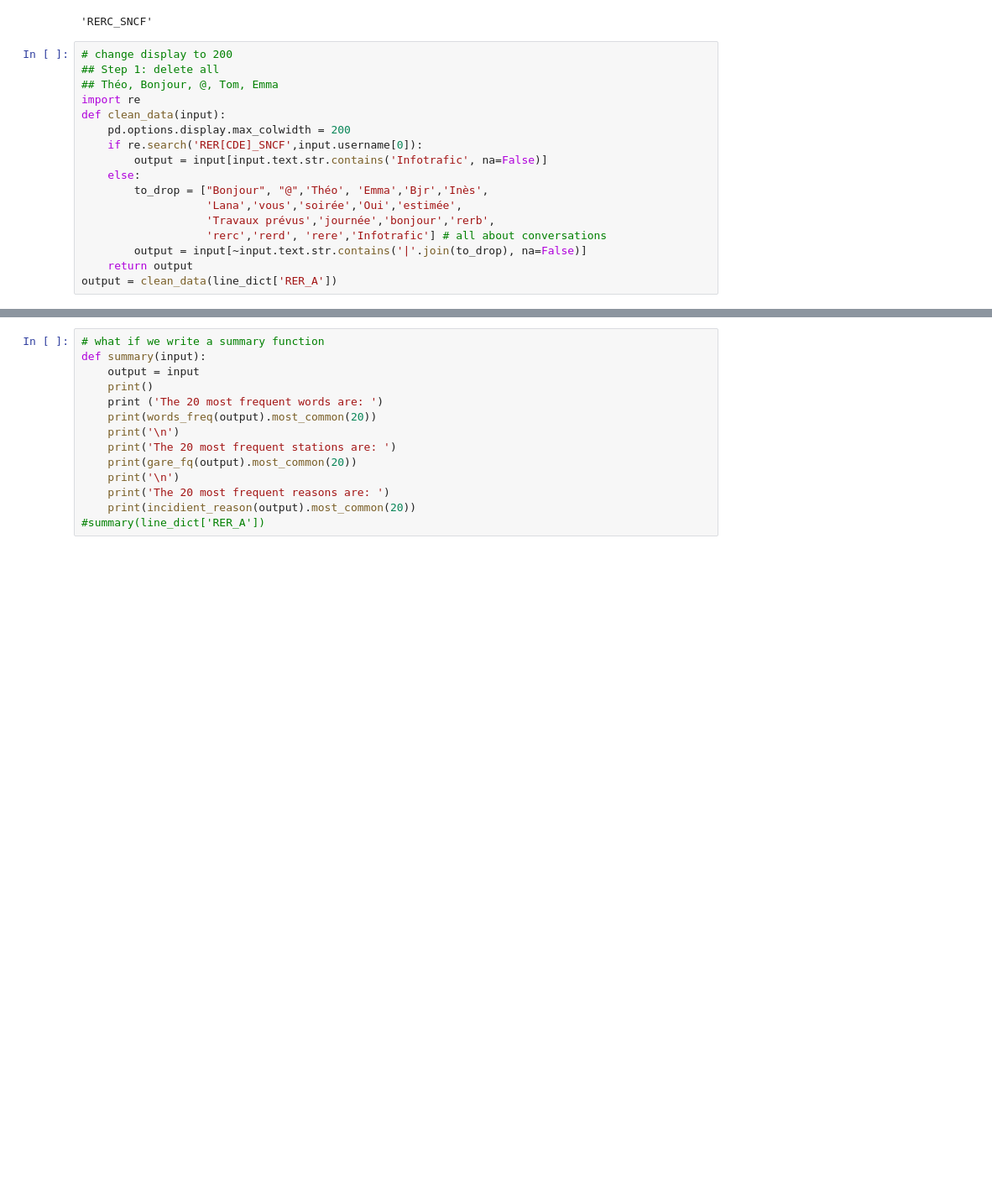
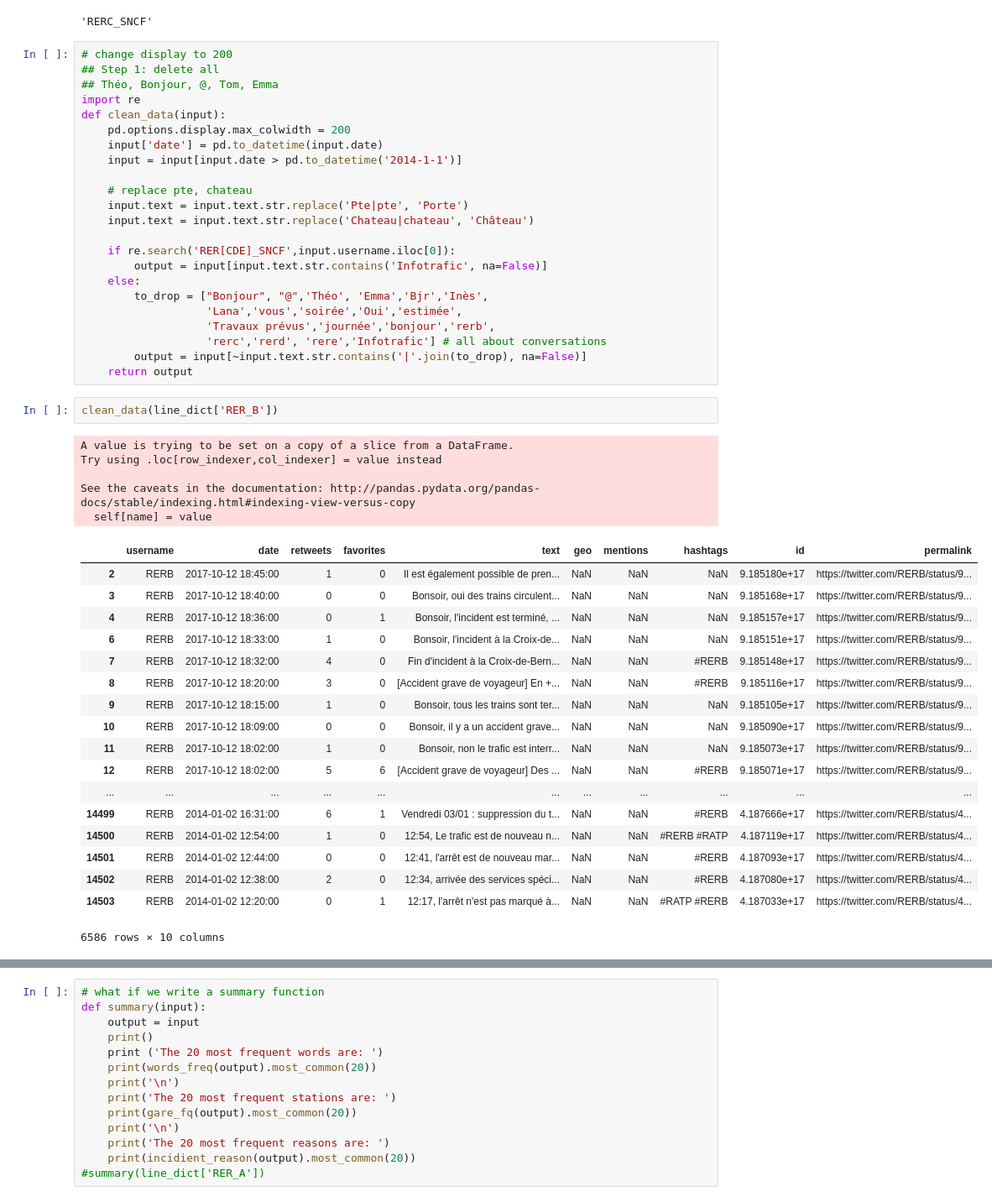
Before and after one commit to guidesc/DSBA---case-study, a Jupyter notebook: RATP.ipynb, the cells around one changed output, grey strips where cells are left out. Shown: that part at 84% size. Saved outputs shown, nothing was run; the diff lists cells and outputs as text; blank space fills up the shorter version.

```diff
--- a/RATP.ipynb
+++ b/RATP.ipynb
@@ -96,7 +96,14 @@ line_dict['RER_C'].username[0]
 import re
 def clean_data(input):
     pd.options.display.max_colwidth = 200
-    if re.search('RER[CDE]_SNCF',input.username[0]):
+    input['date'] = pd.to_datetime(input.date)
+    input = input[input.date > pd.to_datetime('2014-1-1')]
+
+    # replace pte, chateau
+    input.text = input.text.str.replace('Pte|pte', 'Porte')
+    input.text = input.text.str.replace('Chateau|chateau', 'Château')
+
+    if re.search('RER[CDE]_SNCF',input.username.iloc[0]):
         output = input[input.text.str.contains('Infotrafic', na=False)]
     else:
         to_drop = ["Bonjour", "@",'Théo', 'Emma','Bjr','Inès',
@@ -105,4 +112,29 @@ def clean_data(input):
                    'rerc','rerd', 'rere','Infotrafic'] # all about conversations
         output = input[~input.text.str.contains('|'.join(to_drop), na=False)]
     return output
-output = clean_data(line_dict['RER_A'])
+# %%
+clean_data(line_dict['RER_B'])
+# %% [output]
+A value is trying to be set on a copy of a slice from a DataFrame.
+Try using .loc[row_indexer,col_indexer] = value instead
+
+See the caveats in the documentation: http://pandas.pydata.org/pandas-docs/stable/indexing.html#indexing-view-versus-copy
+  self[name] = value
+|  | username | date | retweets | favorites | text | geo | mentions | hashtags | id | permalink |
+| 2 | RERB | 2017-10-12 18:45:00 | 1 | 0 | Il est également possible de pren... | NaN | NaN | NaN | 9.185180e+17 | https://twitter.com/RERB/status/9... |
+| 3 | RERB | 2017-10-12 18:40:00 | 0 | 0 | Bonsoir, oui des trains circulent... | NaN | NaN | NaN | 9.185168e+17 | https://twitter.com/RERB/status/9... |
+| 4 | RERB | 2017-10-12 18:36:00 | 0 | 1 | Bonsoir, l'incident est terminé, ... | NaN | NaN | NaN | 9.185157e+17 | https://twitter.com/RERB/status/9... |
+| 6 | RERB | 2017-10-12 18:33:00 | 1 | 0 | Bonsoir, l'incident à la Croix-de... | NaN | NaN | NaN | 9.185151e+17 | https://twitter.com/RERB/status/9... |
+| 7 | RERB | 2017-10-12 18:32:00 | 4 | 0 | Fin d'incident à la Croix-de-Bern... | NaN | NaN | #RERB | 9.185148e+17 | https://twitter.com/RERB/status/9... |
+| 8 | RERB | 2017-10-12 18:20:00 | 3 | 0 | [Accident grave de voyageur] En +... | NaN | NaN | #RERB | 9.185116e+17 | https://twitter.com/RERB/status/9... |
+| 9 | RERB | 2017-10-12 18:15:00 | 1 | 0 | Bonsoir, tous les trains sont ter... | NaN | NaN | NaN | 9.185105e+17 | https://twitter.com/RERB/status/9... |
+| 10 | RERB | 2017-10-12 18:09:00 | 0 | 0 | Bonsoir, il y a un accident grave... | NaN | NaN | NaN | 9.185090e+17 | https://twitter.com/RERB/status/9... |
+| 11 | RERB | 2017-10-12 18:02:00 | 1 | 0 | Bonsoir, non le trafic est interr... | NaN | NaN | NaN | 9.185073e+17 | https://twitter.com/RERB/status/9... |
+| 12 | RERB | 2017-10-12 18:02:00 | 5 | 6 | [Accident grave de voyageur] Des ... | NaN | NaN | #RERB | 9.185071e+17 | https://twitter.com/RERB/status/9... |
+| ... | ... | ... | ... | ... | ... | ... | ... | ... | ... | ... |
+| 14499 | RERB | 2014-01-02 16:31:00 | 6 | 1 | Vendredi 03/01 : suppression du t... | NaN | NaN | #RERB | 4.187666e+17 | https://twitter.com/RERB/status/4... |
+| 14500 | RERB | 2014-01-02 12:54:00 | 1 | 0 | 12:54, Le trafic est de nouveau n... | NaN | NaN | #RERB #RATP | 4.187119e+17 | https://twitter.com/RERB/status/4... |
+| 14501 | RERB | 2014-01-02 12:44:00 | 0 | 0 | 12:41, l'arrêt est de nouveau mar... | NaN | NaN | #RERB | 4.187093e+17 | https://twitter.com/RERB/status/4... |
+| 14502 | RERB | 2014-01-02 12:38:00 | 2 | 0 | 12:34, arrivée des services spéci... | NaN | NaN | #RERB | 4.187080e+17 | https://twitter.com/RERB/status/4... |
+| 14503 | RERB | 2014-01-02 12:20:00 | 0 | 1 | 12:17, l'arrêt n'est pas marqué à... | NaN | NaN | #RATP #RERB | 4.187033e+17 | https://twitter.com/RERB/status/4... |
+6586 rows × 10 columns
```
Also changed, not shown: parts of 24 cells of this notebook, 1 other file.
